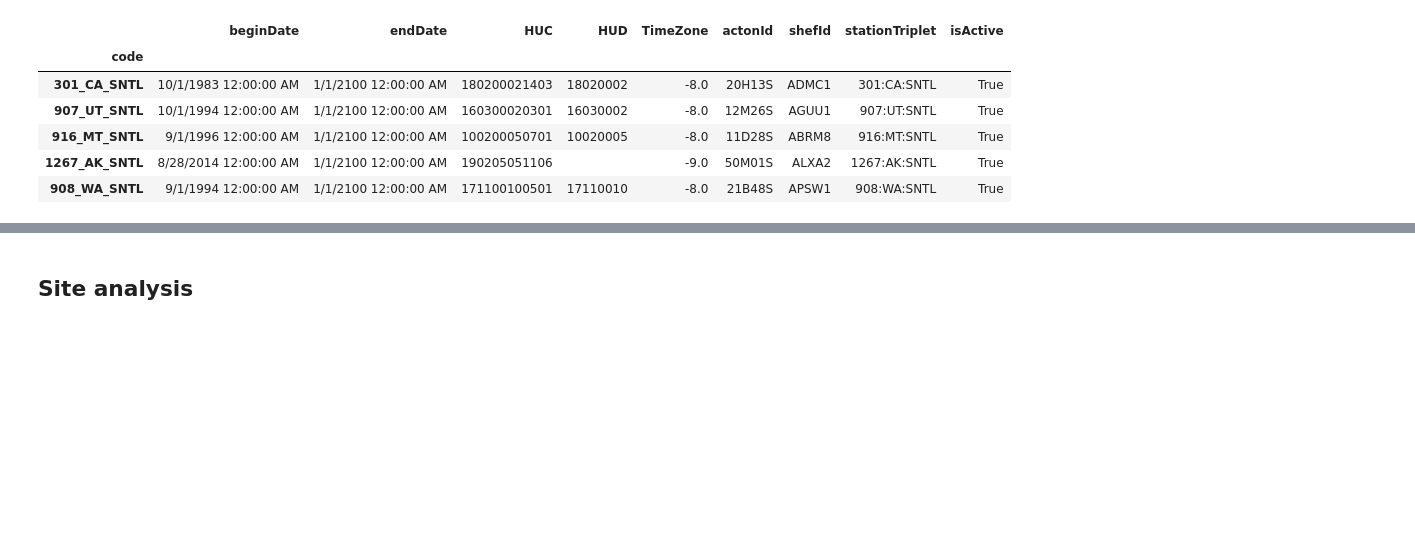
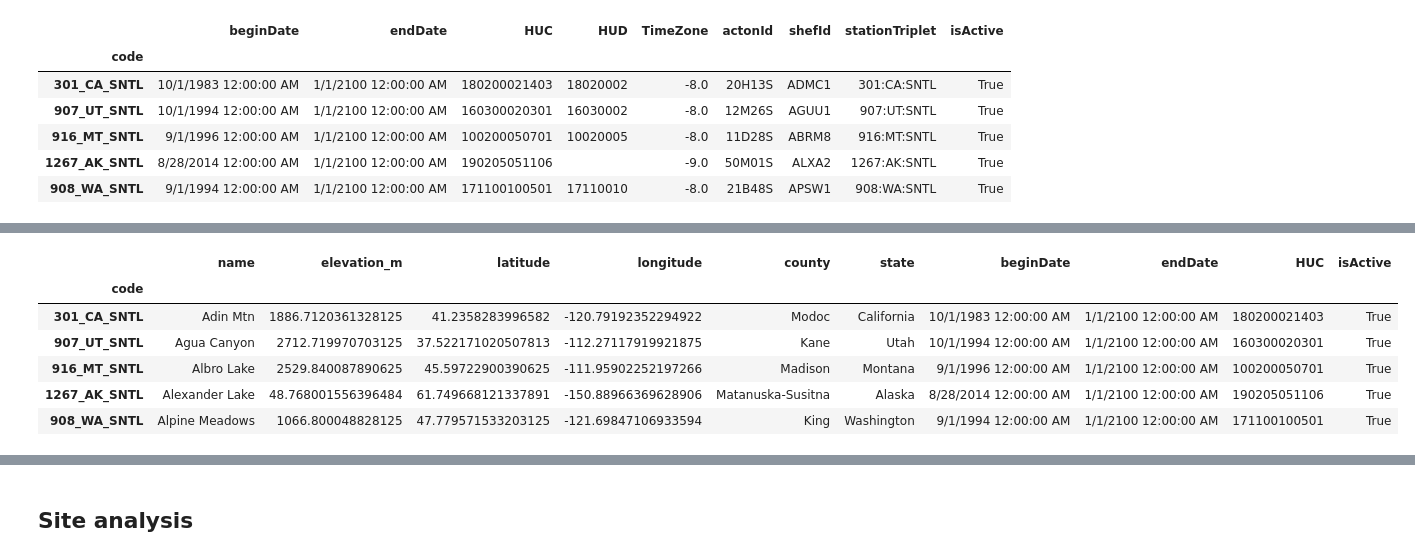
Before and after one commit to scottyhq/snotel, a Jupyter notebook: SNOTEL-stations.ipynb, the cells around one changed output, grey strips where cells are left out. Cells and saved outputs as stored; diff of their text form; code cells hidden in the pictures; blank space fills up the shorter version.

```diff
--- a/SNOTEL-stations.ipynb
+++ b/SNOTEL-stations.ipynb
@@ -155,3 +172,13 @@ memory usage: 104.9+ KB
+# %%
+df.head()
+# %% [output]
+|  | name | elevation_m | latitude | longitude | county | state | beginDate | endDate | HUC | isActive |
+| code |  |  |  |  |  |  |  |  |  |  |
+| 301_CA_SNTL | Adin Mtn | 1886.7120361328125 | 41.2358283996582 | -120.79192352294922 | Modoc | California | 10/1/1983 12:00:00 AM | 1/1/2100 12:00:00 AM | 180200021403 | True |
+| 907_UT_SNTL | Agua Canyon | 2712.719970703125 | 37.522171020507813 | -112.27117919921875 | Kane | Utah | 10/1/1994 12:00:00 AM | 1/1/2100 12:00:00 AM | 160300020301 | True |
+| 916_MT_SNTL | Albro Lake | 2529.840087890625 | 45.59722900390625 | -111.95902252197266 | Madison | Montana | 9/1/1996 12:00:00 AM | 1/1/2100 12:00:00 AM | 100200050701 | True |
+| 1267_AK_SNTL | Alexander Lake | 48.768001556396484 | 61.749668121337891 | -150.88966369628906 | Matanuska-Susitna | Alaska | 8/28/2014 12:00:00 AM | 1/1/2100 12:00:00 AM | 190205051106 | True |
+| 908_WA_SNTL | Alpine Meadows | 1066.800048828125 | 47.779571533203125 | -121.69847106933594 | King | Washington | 9/1/1994 12:00:00 AM | 1/1/2100 12:00:00 AM | 171100100501 | True |
 # %%
 #Note everything was parsed as strings, so change to appropriated dytes
 df['endDate'] = pd.to_datetime(df.endDate)
```
Also changed, not shown: parts of 14 cells of this notebook, 4 other files.
